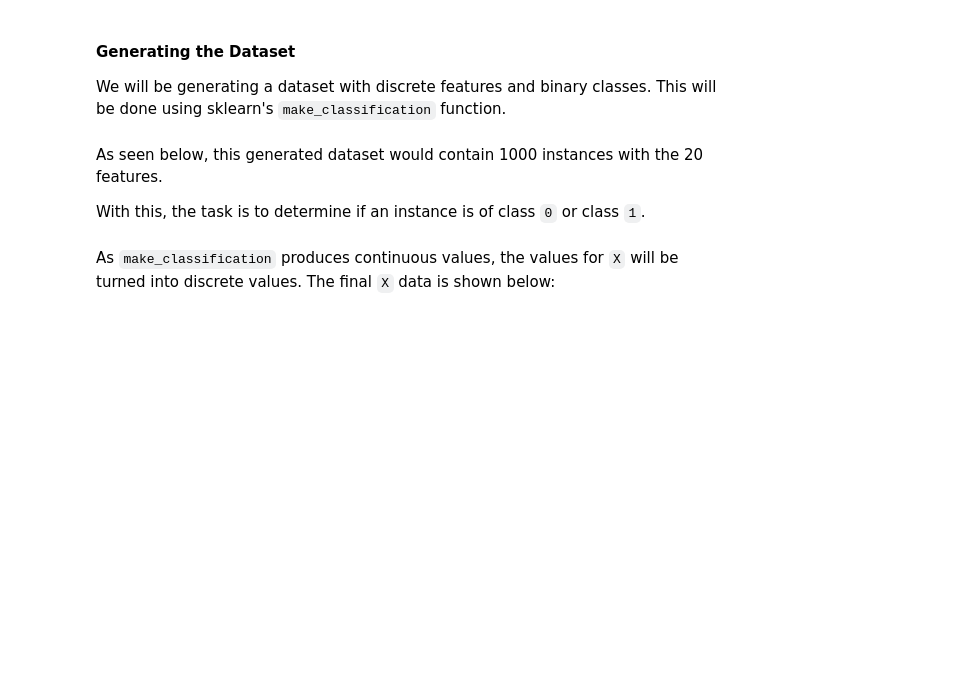
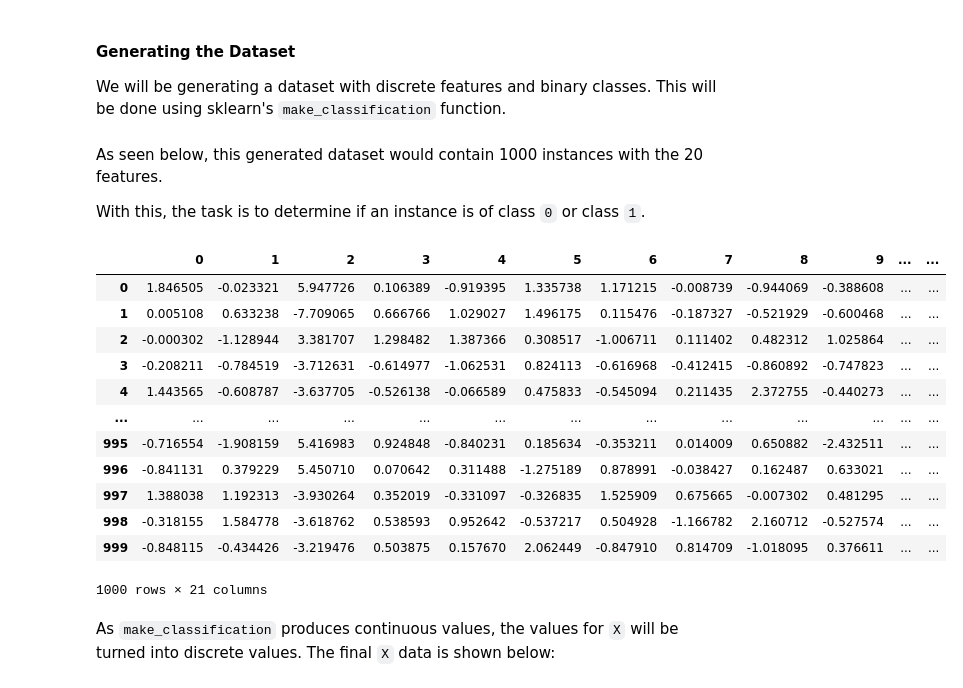
Before and after one commit to francheska-vicente/stintsy-naivebayes, a Jupyter notebook: lecture_notes.ipynb, the cells around one changed output. Saved outputs shown, nothing was run; the diff lists cells and outputs as text; code cells hidden in the pictures; blank space fills up the shorter version.

Commit message:
dataframed output

```diff
--- a/lecture_notes.ipynb
+++ b/lecture_notes.ipynb
@@ -298,6 +298,21 @@ As seen below, this generated dataset would contain 1000 instances with the 20 f
 With this, the task is to determine if an instance is of class `0` or class `1`.
 # %%
 X_clf, y_clf = make_classification(n_samples=1000, class_sep=5, random_state=8)
+pd.DataFrame(np.c_[X_clf, y_clf])
+# %% [output]
+|  | 0 | 1 | 2 | 3 | 4 | 5 | 6 | 7 | 8 | 9 | ... | ... |
+| 0 | 1.846505 | -0.023321 | 5.947726 | 0.106389 | -0.919395 | 1.335738 | 1.171215 | -0.008739 | -0.944069 | -0.388608 | ... | ... |
+| 1 | 0.005108 | 0.633238 | -7.709065 | 0.666766 | 1.029027 | 1.496175 | 0.115476 | -0.187327 | -0.521929 | -0.600468 | ... | ... |
+| 2 | -0.000302 | -1.128944 | 3.381707 | 1.298482 | 1.387366 | 0.308517 | -1.006711 | 0.111402 | 0.482312 | 1.025864 | ... | ... |
+| 3 | -0.208211 | -0.784519 | -3.712631 | -0.614977 | -1.062531 | 0.824113 | -0.616968 | -0.412415 | -0.860892 | -0.747823 | ... | ... |
+| 4 | 1.443565 | -0.608787 | -3.637705 | -0.526138 | -0.066589 | 0.475833 | -0.545094 | 0.211435 | 2.372755 | -0.440273 | ... | ... |
+| ... | ... | ... | ... | ... | ... | ... | ... | ... | ... | ... | ... | ... |
+| 995 | -0.716554 | -1.908159 | 5.416983 | 0.924848 | -0.840231 | 0.185634 | -0.353211 | 0.014009 | 0.650882 | -2.432511 | ... | ... |
+| 996 | -0.841131 | 0.379229 | 5.450710 | 0.070642 | 0.311488 | -1.275189 | 0.878991 | -0.038427 | 0.162487 | 0.633021 | ... | ... |
+| 997 | 1.388038 | 1.192313 | -3.930264 | 0.352019 | -0.331097 | -0.326835 | 1.525909 | 0.675665 | -0.007302 | 0.481295 | ... | ... |
+| 998 | -0.318155 | 1.584778 | -3.618762 | 0.538593 | 0.952642 | -0.537217 | 0.504928 | -1.166782 | 2.160712 | -0.527574 | ... | ... |
+| 999 | -0.848115 | -0.434426 | -3.219476 | 0.503875 | 0.157670 | 2.062449 | -0.847910 | 0.814709 | -1.018095 | 0.376611 | ... | ... |
+1000 rows × 21 columns
 # %% [markdown]
 As `make_classification` produces continuous values, the values for `X` will be turned into discrete values. The final `X` data is shown below:
 # %%
```
